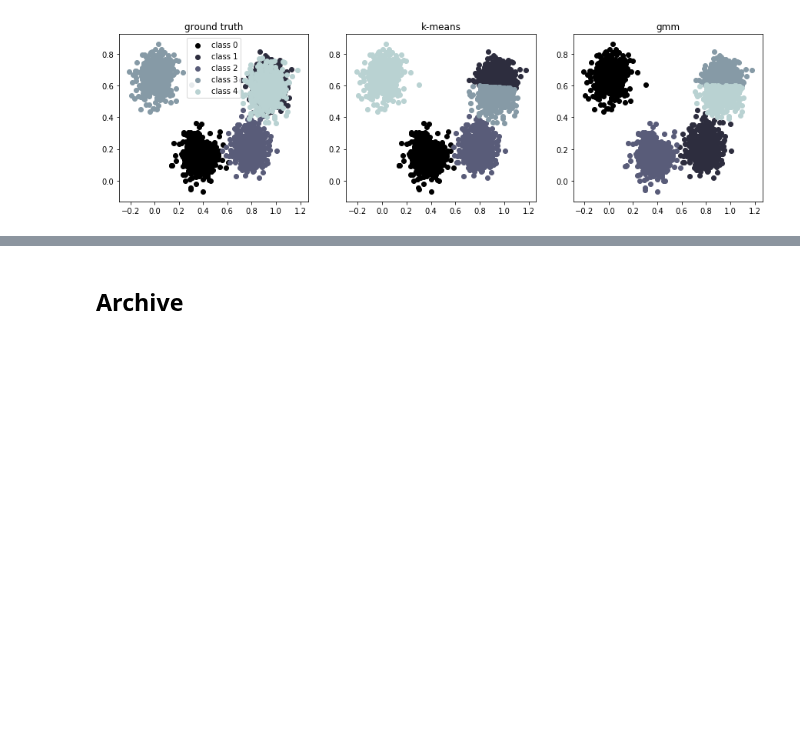
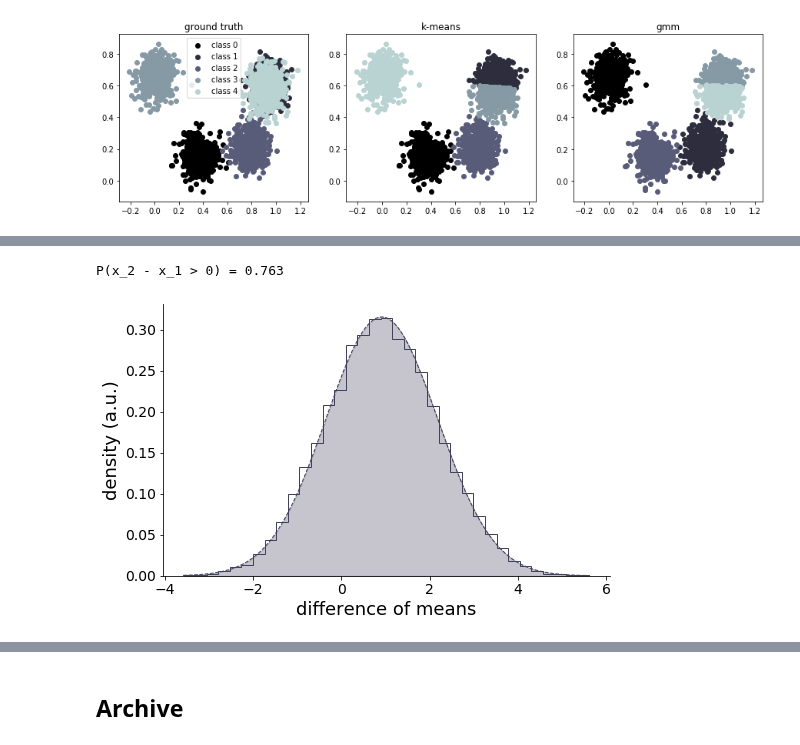
Before and after one commit to jbwebb8/foraging-analysis, a Jupyter notebook: notebooks/models.ipynb, the cells around one changed output, grey strips where cells are left out. Drawn from its saved outputs; the diff is of its cells as text; code cells hidden in the pictures; blank space fills up the shorter version.

```diff
--- a/notebooks/models.ipynb
+++ b/notebooks/models.ipynb
@@ -98,0 +203,40 @@ Converged after 56 iterations.
+# %%
+### Difference of means if two groups ###
+# Plot settings
+rc_params = {'axes.titlesize': 18,
+             'axes.labelsize': 18,
+             'xtick.labelsize': 14,
+             'ytick.labelsize': 14,
+             'legend.fontsize': 12}
+hist_kwargs = {'histtype': 'step',
+               'alpha':    1.0,
+               'density':  True}
+dist_kwargs = {'linestyle': '--',
+               'linewidth': 1.0,
+               'alpha': 1.0}
+bin_size = 0.25
+plotter = plot.Plotter(rcParams=rc_params)
+plotter.set_cmap('bone')
+plotter.create_new_figure(rows=1, cols=1, figsize=(8, 5))
+
+# Plot distribution of difference of sample means.
+x = np.diff(means, axis=1).squeeze()
+bins = np.linspace(x.min(),
+                   x.max(),
+                   num=int((x.max()-x.min())/bin_size))
+plotter.plot_distribution(x,
+                          ephys.Gaussian(),
+                          c=0.3,
+                          new_fig=False,
+                          label=None,
+                          bins=bins,
+                          hist_kwargs=hist_kwargs,
+                          dist_kwargs=dist_kwargs)
+plotter.ax.set_xlabel('difference of means')
+plotter.ax.set_ylabel('density (a.u.)');
+
+# Print probability > 0
+print('P(x_2 - x_1 > 0) = {:.3f}'.format(np.sum(x > 0.0)/x.size))
+# %% [output]
+P(x_2 - x_1 > 0) = 0.763
+[figure, added]
```
Also changed, not shown: parts of 12 cells of this notebook.
